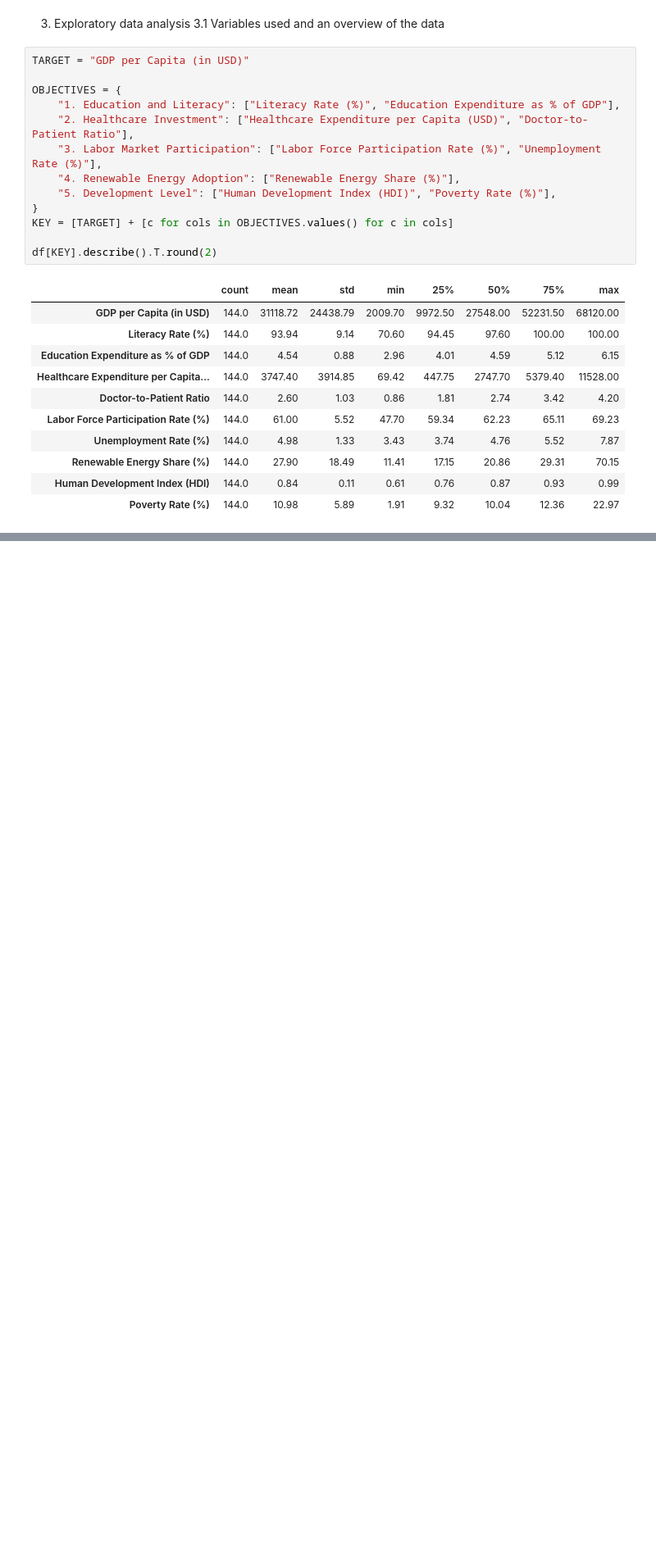
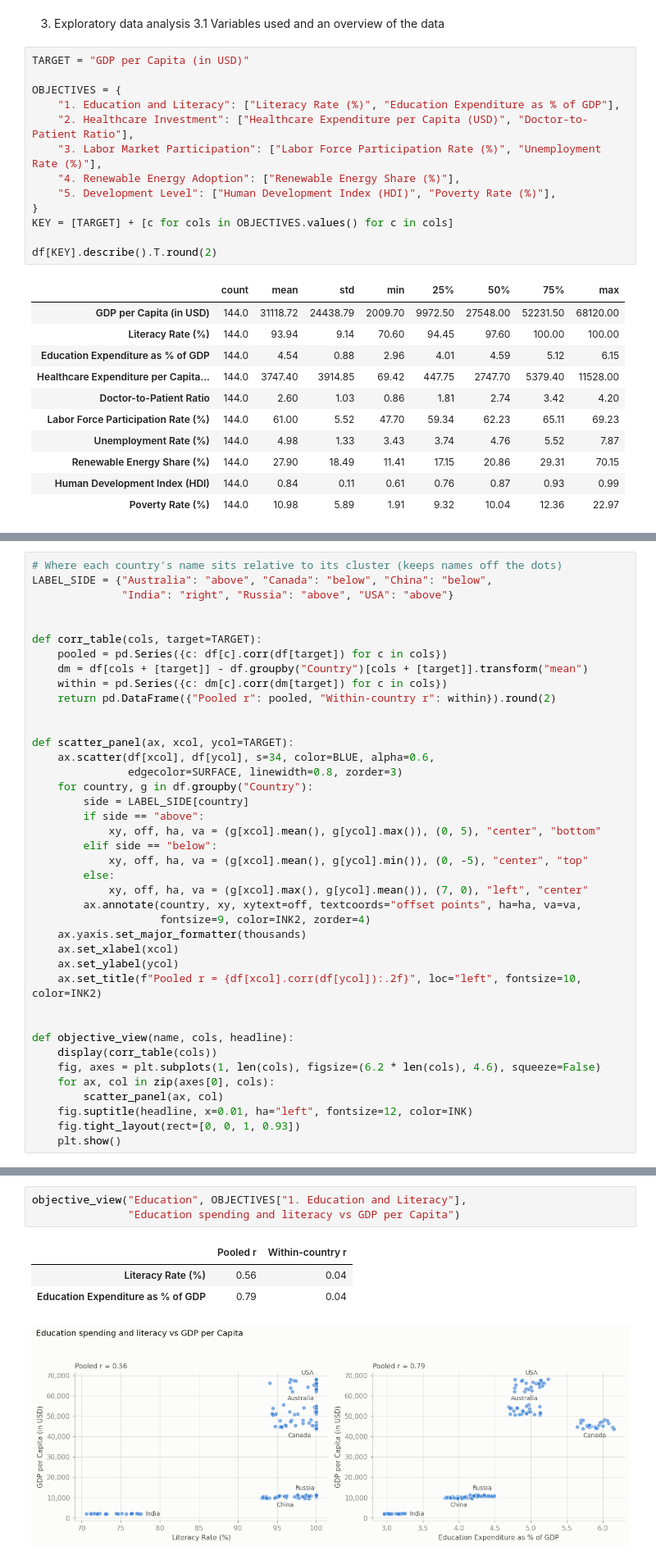
Before and after one commit to aaronawsg/capstone, a Jupyter notebook: Capstone_Economics_Analysis.ipynb, the cells around one changed output, grey strips where cells are left out. Shown at 82% size. Cells and saved outputs as stored; diff of their text form; blank space fills up the shorter version.

```diff
--- a/Capstone_Economics_Analysis.ipynb
+++ b/Capstone_Economics_Analysis.ipynb
@@ -225,0 +313,40 @@ df[KEY].describe().T.round(2)
+# %%
+# Where each country's name sits relative to its cluster (keeps names off the dots)
+LABEL_SIDE = {"Australia": "above", "Canada": "below", "China": "below",
+              "India": "right", "Russia": "above", "USA": "above"}
+
+
+def corr_table(cols, target=TARGET):
+    pooled = pd.Series({c: df[c].corr(df[target]) for c in cols})
+    dm = df[cols + [target]] - df.groupby("Country")[cols + [target]].transform("mean")
+    within = pd.Series({c: dm[c].corr(dm[target]) for c in cols})
+    return pd.DataFrame({"Pooled r": pooled, "Within-country r": within}).round(2)
+
+
+def scatter_panel(ax, xcol, ycol=TARGET):
+    ax.scatter(df[xcol], df[ycol], s=34, color=BLUE, alpha=0.6,
+               edgecolor=SURFACE, linewidth=0.8, zorder=3)
+    for country, g in df.groupby("Country"):
+        side = LABEL_SIDE[country]
+        if side == "above":
+            xy, off, ha, va = (g[xcol].mean(), g[ycol].max()), (0, 5), "center", "bottom"
+        elif side == "below":
+            xy, off, ha, va = (g[xcol].mean(), g[ycol].min()), (0, -5), "center", "top"
+        else:
+            xy, off, ha, va = (g[xcol].max(), g[ycol].mean()), (7, 0), "left", "center"
+        ax.annotate(country, xy, xytext=off, textcoords="offset points", ha=ha, va=va,
+                    fontsize=9, color=INK2, zorder=4)
+    ax.yaxis.set_major_formatter(thousands)
+    ax.set_xlabel(xcol)
+    ax.set_ylabel(ycol)
+    ax.set_title(f"Pooled r = {df[xcol].corr(df[ycol]):.2f}", loc="left", fontsize=10, color=INK2)
+
+
+def objective_view(name, cols, headline):
+    display(corr_table(cols))
+    fig, axes = plt.subplots(1, len(cols), figsize=(6.2 * len(cols), 4.6), squeeze=False)
+    for ax, col in zip(axes[0], cols):
+        scatter_panel(ax, col)
+    fig.suptitle(headline, x=0.01, ha="left", fontsize=12, color=INK)
+    fig.tight_layout(rect=[0, 0, 1, 0.93])
+    plt.show()
@@ -225,0 +355,8 @@ df[KEY].describe().T.round(2)
+# %%
+objective_view("Education", OBJECTIVES["1. Education and Literacy"],
+               "Education spending and literacy vs GDP per Capita")
+# %% [output]
+|  | Pooled r | Within-country r |
+| Literacy Rate (%) | 0.56 | 0.04 |
+| Education Expenditure as % of GDP | 0.79 | 0.04 |
+[figure, added]
```
Also changed, not shown: parts of 12 cells of this notebook.
